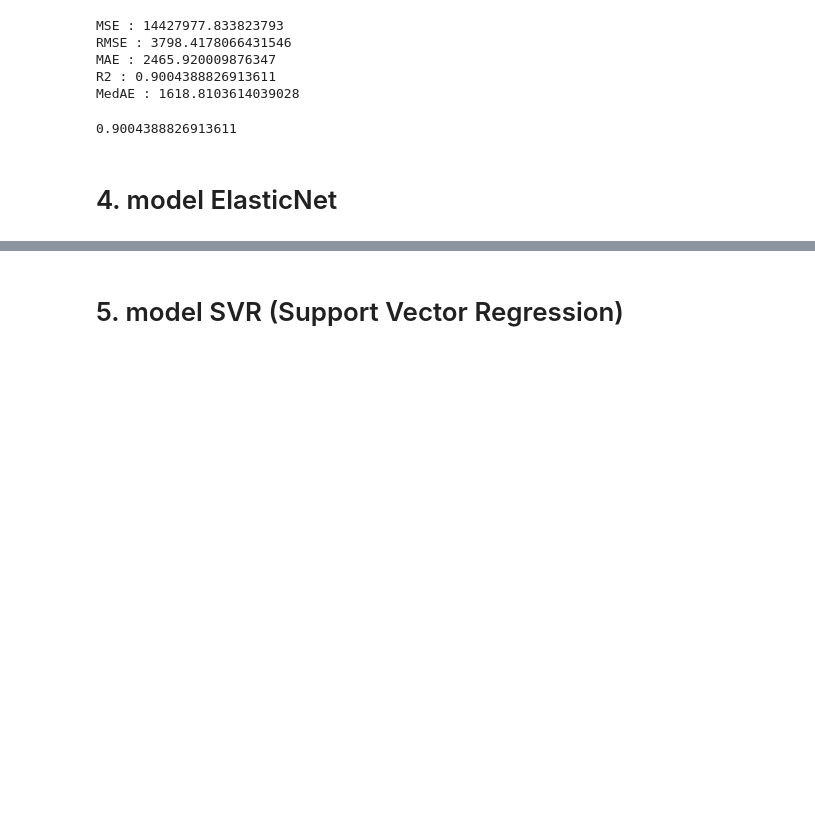
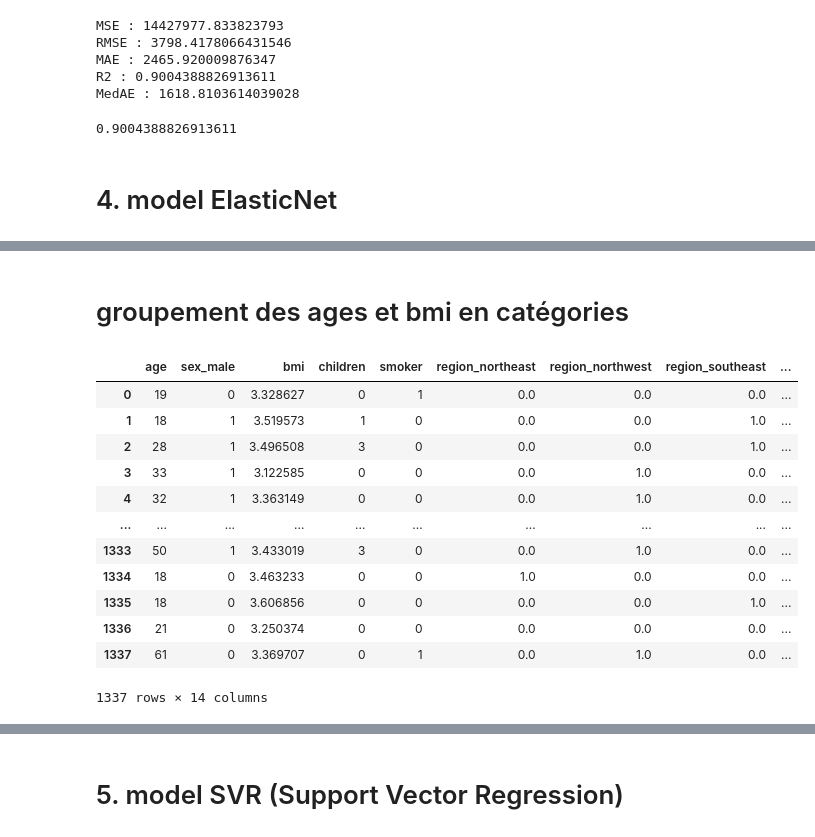
Before and after one commit to Malek-Boumedine/brief_ML_assurances, a Jupyter notebook: 2-modele.ipynb, the cells around one changed output, grey strips where cells are left out. Drawn from its saved outputs; the diff is of its cells as text; code cells hidden in the pictures; blank space fills up the shorter version.

```diff
--- a/2-modele.ipynb
+++ b/2-modele.ipynb
@@ -88,15 +88,13 @@ data.head()
 # %% [markdown]
 ## encodage
 # %%
-
-
 from sklearn.preprocessing import LabelBinarizer, OneHotEncoder
 
 encodeur_smoker = LabelBinarizer(pos_label=1, neg_label=0)
 encodeur_smoker.classes_ = ["yes", "non"]
 
 encodeur_sex = LabelBinarizer(pos_label=1, neg_label=0)
-encodeur_sex.classes_ = np.array(['female', 'male'])  # on définit l'ordre
+encodeur_sex.classes_ = np.array(['male', 'female'])  # on définit l'ordre
 
 X["smoker"] = encodeur_smoker.fit_transform(X["smoker"])
 X["sex"] = encodeur_sex.fit_transform(X["sex"])
@@ -568,0 +642,55 @@ from sklearn.linear_model import ElasticNetCV
+# %% [markdown]
+# groupement des ages et bmi en catégories
+# %%
+def categorie_age(bmi) :
+    if bmi < 25:
+        return "24 et moins"
+    elif bmi < 35:
+        return "25-34"
+    elif bmi < 45:
+        return "35-44"
+    elif bmi < 55:
+        return "45-54"
+    else:
+        return "55 et plus"
+
+def categorie_bmi(bmi):
+    if bmi < 18.5 :
+        return "insuffisance pondérale"
+    elif bmi < 24.5:
+        return "normal"
+    elif bmi < 30:
+        return "surpoids"
+    elif bmi < 35:
+        return "obésité I"
+    elif bmi < 40:
+        return "obésité II"
+    else:
+        return "obésité III"
+# %%
+X3 = X.copy()
+y3 = np.log(y.copy())
+X3['bmi_cat'] = X3['bmi'].apply(categorie_bmi)
+# X3['age_cat'] = X3['age'].apply(categorie_age)
+
+
+
+# X3 = pd.get_dummies(X3, columns=['bmi_cat', 'age_cat'], drop_first=True)
+X3 = pd.get_dummies(X3, columns=['bmi_cat'], drop_first=True)
+X3["bmi"] = np.log(X3["bmi"])
+
+X3
+# %% [output]
+|  | age | sex_male | bmi | children | smoker | region_northeast | region_northwest | region_southeast | ... |
+| 0 | 19 | 0 | 3.328627 | 0 | 1 | 0.0 | 0.0 | 0.0 | ... |
+| 1 | 18 | 1 | 3.519573 | 1 | 0 | 0.0 | 0.0 | 1.0 | ... |
+| 2 | 28 | 1 | 3.496508 | 3 | 0 | 0.0 | 0.0 | 1.0 | ... |
+| 3 | 33 | 1 | 3.122585 | 0 | 0 | 0.0 | 1.0 | 0.0 | ... |
+| 4 | 32 | 1 | 3.363149 | 0 | 0 | 0.0 | 1.0 | 0.0 | ... |
+| ... | ... | ... | ... | ... | ... | ... | ... | ... | ... |
+| 1333 | 50 | 1 | 3.433019 | 3 | 0 | 0.0 | 1.0 | 0.0 | ... |
+| 1334 | 18 | 0 | 3.463233 | 0 | 0 | 1.0 | 0.0 | 0.0 | ... |
+| 1335 | 18 | 0 | 3.606856 | 0 | 0 | 0.0 | 0.0 | 1.0 | ... |
+| 1336 | 21 | 0 | 3.250374 | 0 | 0 | 0.0 | 0.0 | 0.0 | ... |
+| 1337 | 61 | 0 | 3.369707 | 0 | 1 | 0.0 | 1.0 | 0.0 | ... |
+1337 rows × 14 columns
```
Also changed, not shown: parts of 33 cells of this notebook, 2 other files.
